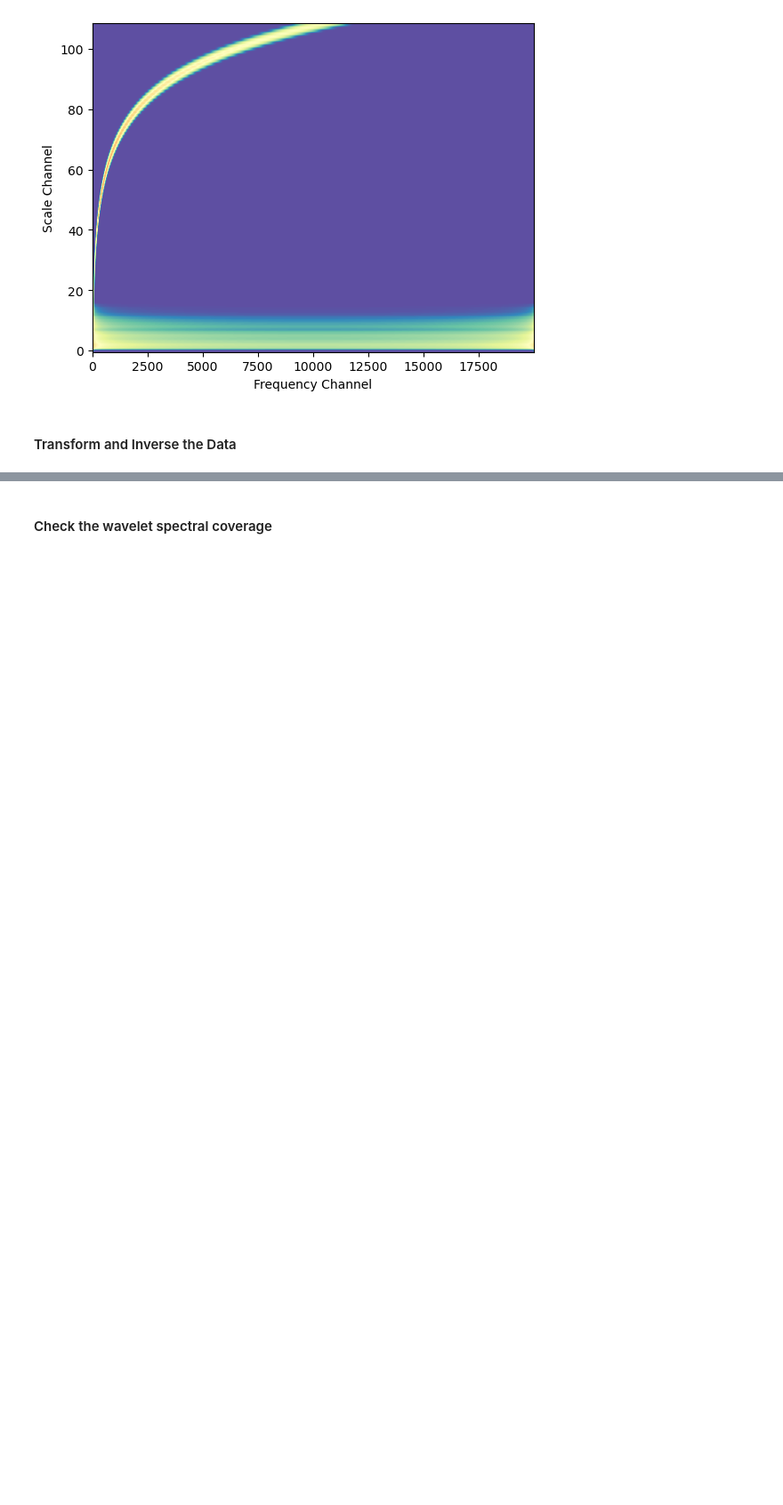
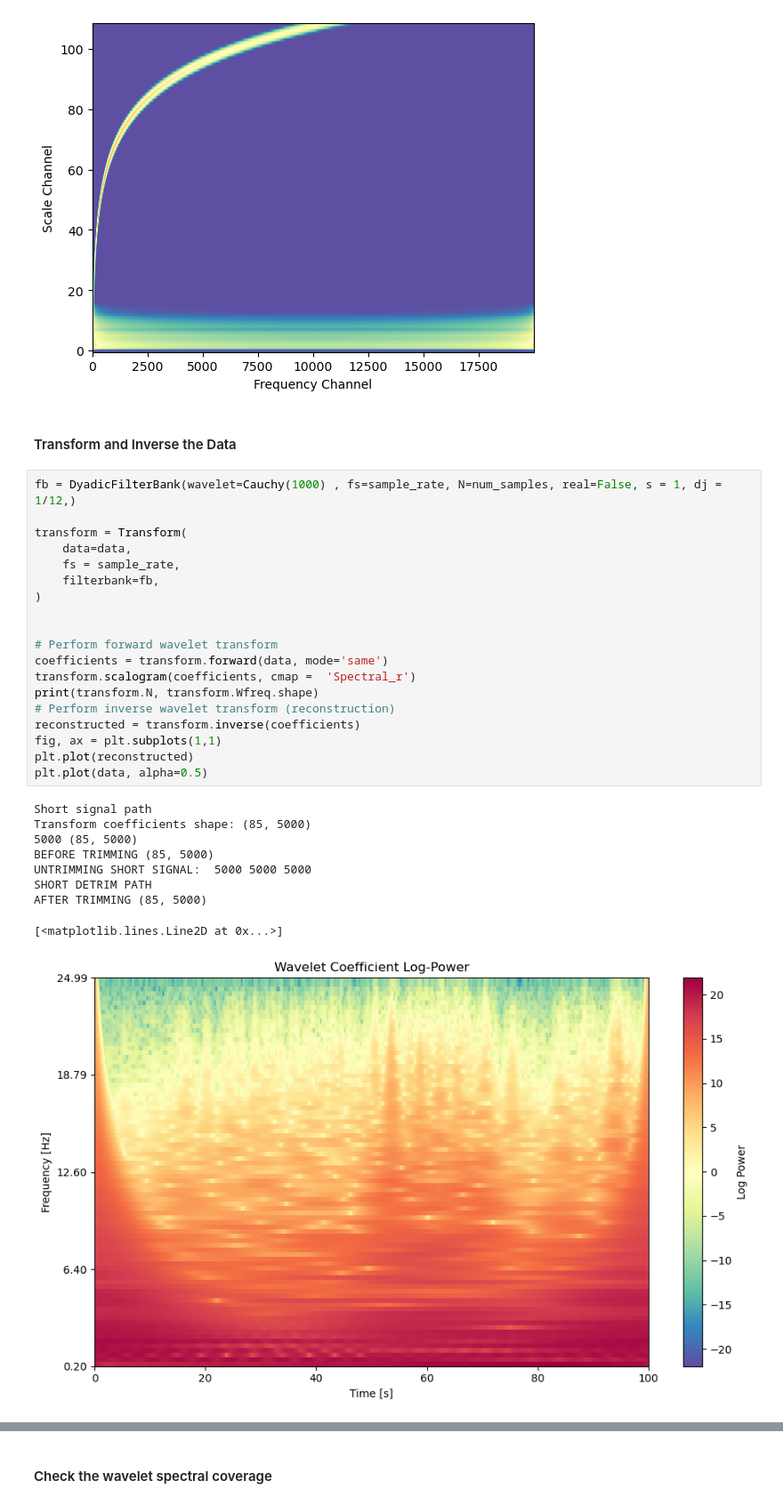
Before and after one commit to aphoffmann/InvertibleWavelets, a Jupyter notebook: ExampleUsage.ipynb, the cells around one changed output, grey strips where cells are left out. Shown at 89% size. Drawn from its saved outputs; the diff is of its cells as text; blank space fills up the shorter version.

```diff
--- a/ExampleUsage.ipynb
+++ b/ExampleUsage.ipynb
@@ -37,3 +34,32 @@ Text(0.5, 0, 'Frequency Channel')
 [figure]
 # %% [markdown]
 #### Transform and Inverse the Data
+# %%
+fb = DyadicFilterBank(wavelet=Cauchy(1000) , fs=sample_rate, N=num_samples, real=False, s = 1, dj = 1/12,)
+
+transform = Transform(
+    data=data,
+    fs = sample_rate,
+    filterbank=fb,
+)
+
+
+# Perform forward wavelet transform
+coefficients = transform.forward(data, mode='same')
+transform.scalogram(coefficients, cmap =  'Spectral_r')
+print(transform.N, transform.Wfreq.shape)
+# Perform inverse wavelet transform (reconstruction)
+reconstructed = transform.inverse(coefficients)
+fig, ax = plt.subplots(1,1)
+plt.plot(reconstructed)
+plt.plot(data, alpha=0.5)
+# %% [output]
+Short signal path
+Transform coefficients shape: (85, 5000)
+5000 (85, 5000)
+BEFORE TRIMMING (85, 5000)
+UNTRIMMING SHORT SIGNAL:  5000 5000 5000
+SHORT DETRIM PATH
+AFTER TRIMMING (85, 5000)
+[<matplotlib.lines.Line2D at 0x...>]
+[figure, added]
```
Also changed, not shown: parts of 7 cells of this notebook, 2 other files.
